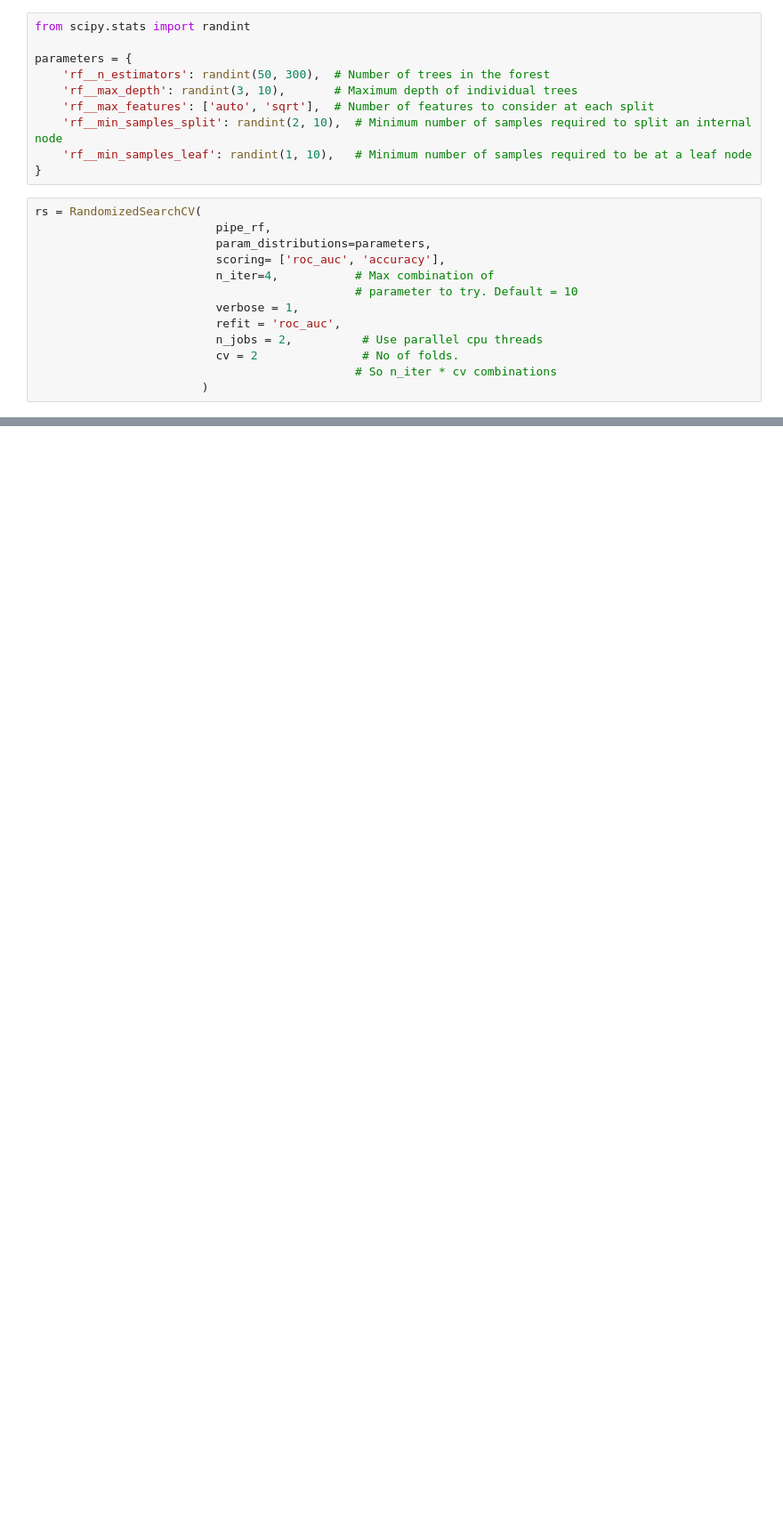
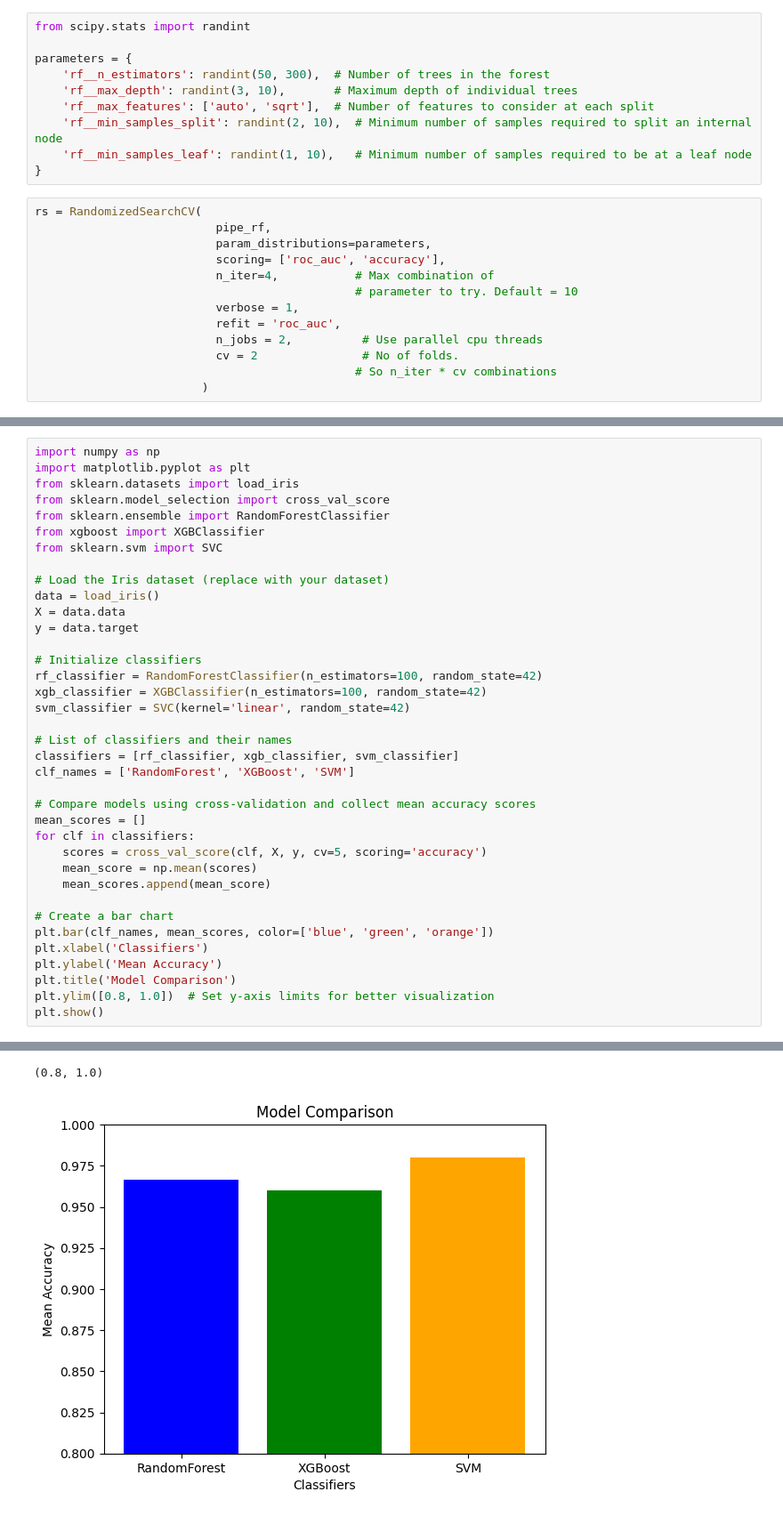
Before and after one commit to kmanish7/projects, a Jupyter notebook: adidas_us_sales.ipynb, the cells around one changed output, grey strips where cells are left out. Shown at 89% size. Saved outputs shown, nothing was run; the diff lists cells and outputs as text; blank space fills up the shorter version.

```diff
--- a/adidas_us_sales.ipynb
+++ b/adidas_us_sales.ipynb
@@ -586,0 +618,38 @@ F1 Score (micro average): 0.6476162274207877
+# %%
+import numpy as np
+import matplotlib.pyplot as plt
+from sklearn.datasets import load_iris
+from sklearn.model_selection import cross_val_score
+from sklearn.ensemble import RandomForestClassifier
+from xgboost import XGBClassifier
+from sklearn.svm import SVC
+
+# Load the Iris dataset (replace with your dataset)
+data = load_iris()
+X = data.data
+y = data.target
+
+# Initialize classifiers
+rf_classifier = RandomForestClassifier(n_estimators=100, random_state=42)
+xgb_classifier = XGBClassifier(n_estimators=100, random_state=42)
+svm_classifier = SVC(kernel='linear', random_state=42)
+
+# List of classifiers and their names
+classifiers = [rf_classifier, xgb_classifier, svm_classifier]
+clf_names = ['RandomForest', 'XGBoost', 'SVM']
+
+# Compare models using cross-validation and collect mean accuracy scores
+mean_scores = []
+for clf in classifiers:
+    scores = cross_val_score(clf, X, y, cv=5, scoring='accuracy')
+    mean_score = np.mean(scores)
+    mean_scores.append(mean_score)
+
+# Create a bar chart
+plt.bar(clf_names, mean_scores, color=['blue', 'green', 'orange'])
+plt.xlabel('Classifiers')
+plt.ylabel('Mean Accuracy')
+plt.title('Model Comparison')
+plt.ylim([0.8, 1.0])  # Set y-axis limits for better visualization
+plt.show()
+# %% [output]
@@ -586,0 +660,2 @@ F1 Score (micro average): 0.6476162274207877
+(0.8, 1.0)
+[figure, added]
```
Also changed, not shown: parts of 13 cells of this notebook.
